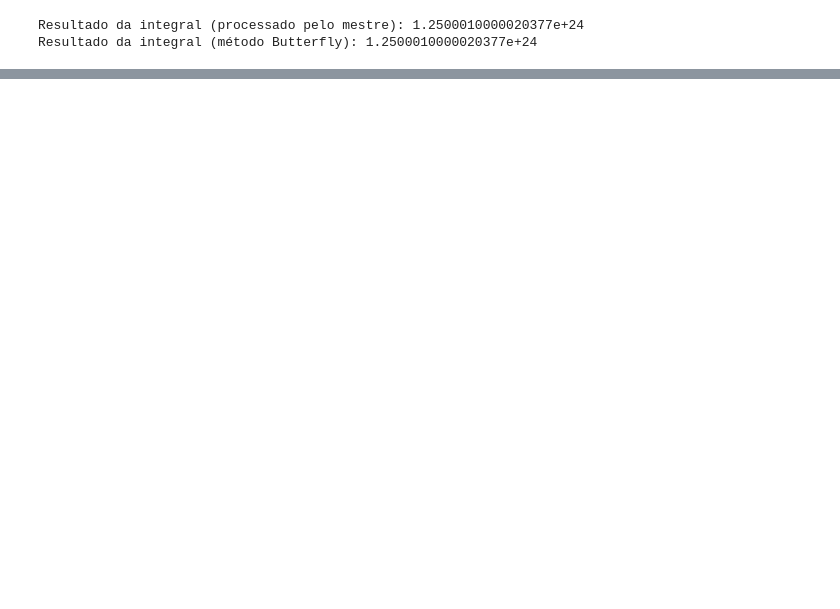
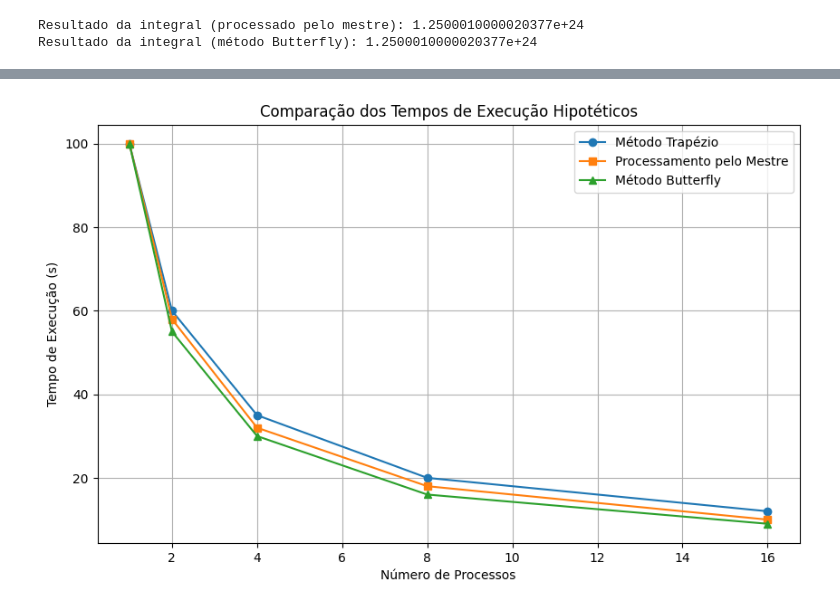
Before and after one commit to antonioarieiro/SD-UFT, a Jupyter notebook: Untitled12.ipynb, the cells around one changed output, grey strips where cells are left out. Saved outputs shown, nothing was run; the diff lists cells and outputs as text; code cells hidden in the pictures; blank space fills up the shorter version.

```diff
--- a/Untitled12.ipynb
+++ b/Untitled12.ipynb
@@ -97,0 +243,26 @@ Resultado da integral (método Butterfly): 1.2500010000020377e+24
+# %%
+import matplotlib.pyplot as plt
+
+# Tempos hipotéticos
+tempos_a = [100, 60, 35, 20, 12]  # Método Trapézio
+tempos_b = [100, 58, 32, 18, 10]  # Processamento pelo Mestre
+tempos_c = [100, 55, 30, 16, 9]   # Método Butterfly
+processos = [1, 2, 4, 8, 16]
+
+# Criando gráficos
+plt.figure(figsize=(10, 6))
+plt.plot(processos, tempos_a, label='Método Trapézio', marker='o')
+plt.plot(processos, tempos_b, label='Processamento pelo Mestre', marker='s')
+plt.plot(processos, tempos_c, label='Método Butterfly', marker='^')
+
+# Adicionando título e rótulos
+plt.title('Comparação dos Tempos de Execução Hipotéticos')
+plt.xlabel('Número de Processos')
+plt.ylabel('Tempo de Execução (s)')
+plt.legend()
+plt.grid(True)
+
+# Exibindo o gráfico
+plt.show()
+# %% [output]
+[figure, added]
```
Also changed, not shown: parts of 8 cells of this notebook.
